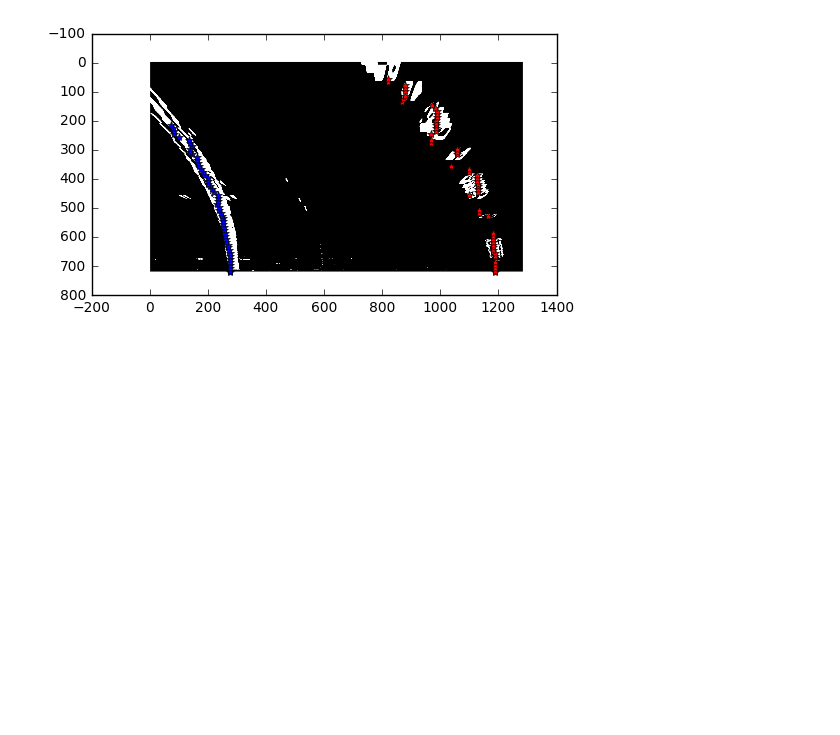
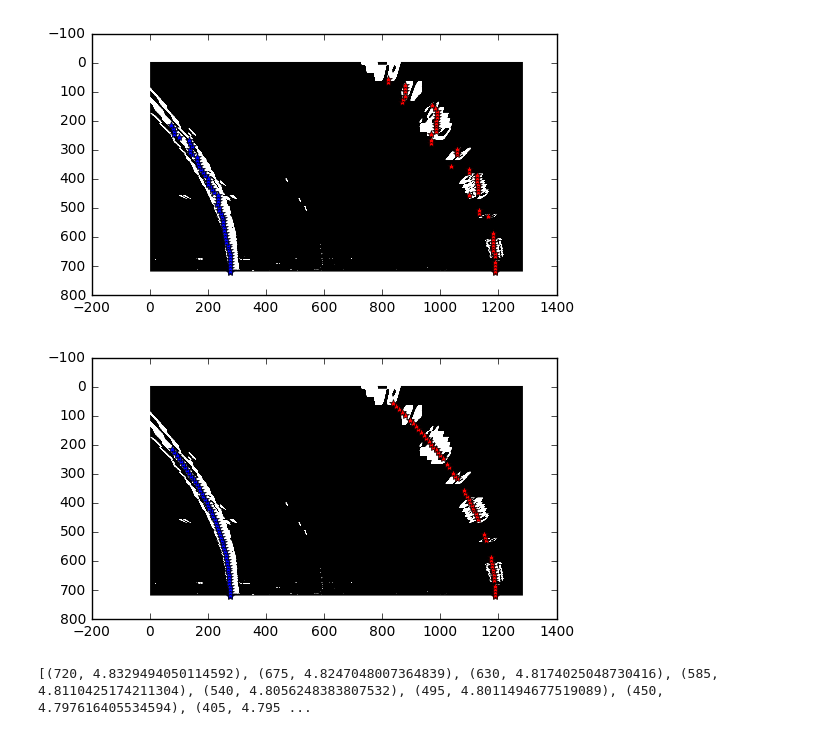
Before and after one commit to prakharsharma/CarND-Advanced-Lane-Lines, a Jupyter notebook: finding-lane-in-video.ipynb, the cells around one changed output. Cells and saved outputs as stored; diff of their text form; code cells hidden in the pictures; blank space fills up the shorter version.

```diff
--- a/finding-lane-in-video.ipynb
+++ b/finding-lane-in-video.ipynb
@@ -383,3 +360,31 @@ for i in range(len(right_lane['yvals'])):
     plt.plot(right_lane['x'][i], right_lane['yvals'][i], '*', color='r')
 # %% [output]
 [figure]
+# %%
+# fit second order polynomial based on computed x and y vals
+left_lane['fit'] = np.polyfit(left_lane['yvals'], left_lane['x'], 2)
+right_lane['fit'] = np.polyfit(right_lane['yvals'], right_lane['x'], 2)
+# %%
+# plot lane lines using the fitted polynomial
+plt.imshow(warped, cmap='gray')
+
+leftx = left_lane['fit'][0]*left_lane['yvals']**2 + left_lane['fit'][1]*left_lane['yvals'] + left_lane['fit'][2]
+rightx = right_lane['fit'][0]*right_lane['yvals']**2 + right_lane['fit'][1]*right_lane['yvals'] + right_lane['fit'][2]
+
+for i in range(len(left_lane['yvals'])):
+    plt.plot(leftx[i], left_lane['yvals'][i], '*', color='b')
+
+for i in range(len(right_lane['yvals'])):
+    plt.plot(rightx[i], right_lane['yvals'][i], '*', color='r')
+# %% [output]
+[figure, added]
+# %%
+# find distance between lanes (for sanity check)
+lane_dist_yvals, lane_dist = dist_bw_lanes(
+    curr_img.image_for_stage('undistorted'),
+    left_lane['fit'], left_lane['yvals'],
+    right_lane['fit'], right_lane['yvals']
+)
+print(list(zip(lane_dist_yvals, lane_dist)))
+# %% [output]
+[(720, 4.8329494050114592), (675, 4.8247048007364839), (630, 4.8174025048730416), (585, 4.8110425174211304), (540, 4.8056248383807532), (495, 4.8011494677519089), (450, 4.797616405534594), (405, 4.795 ...
```
Also changed, not shown: parts of 1 cell of this notebook.
